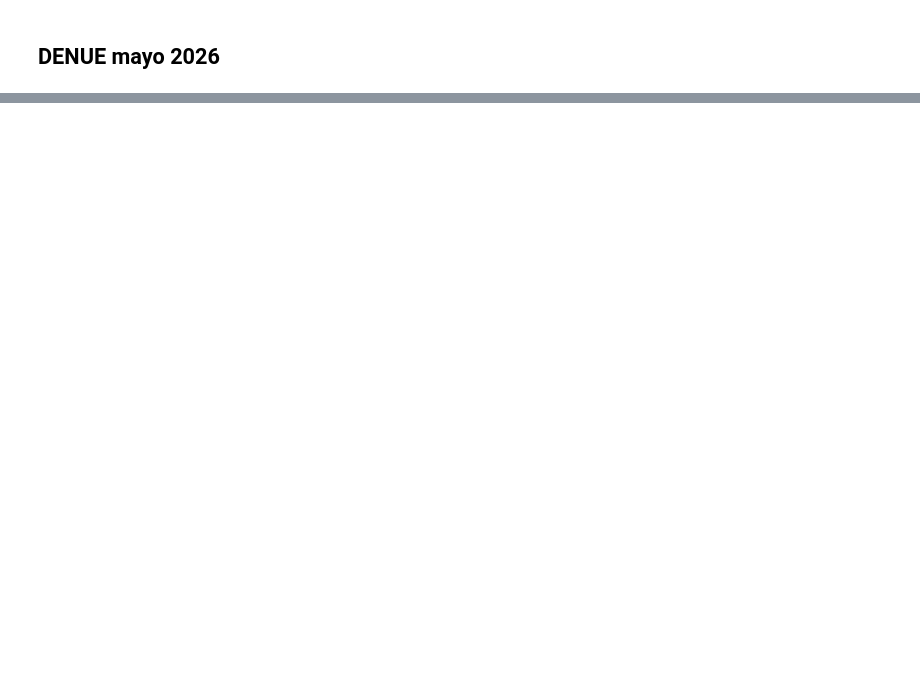
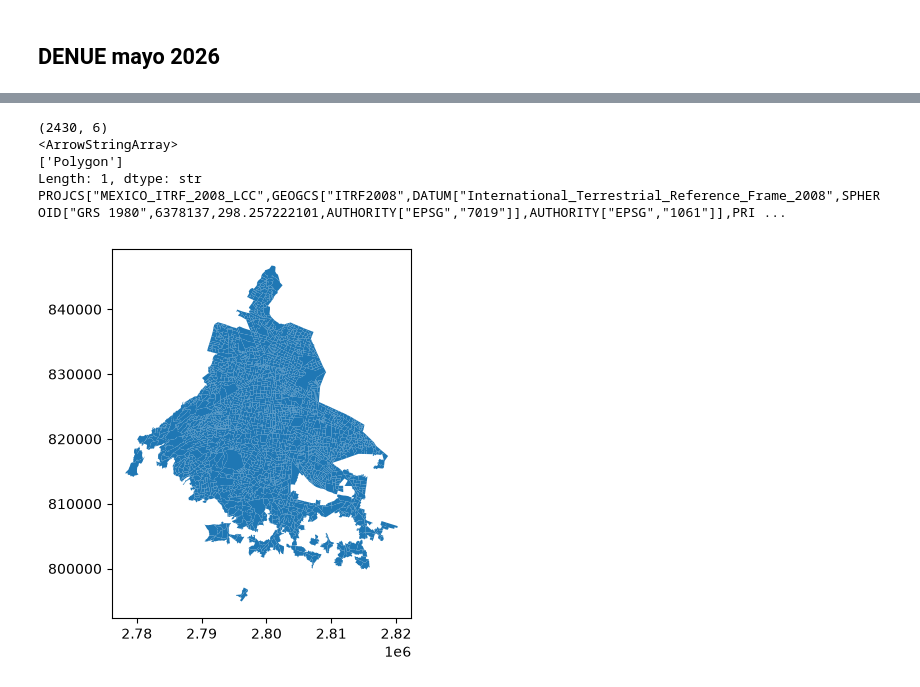
Before and after one commit to Lucas-G-A/demanda-servicios-salud-cdmx, a Jupyter notebook: notebooks/01_explore.ipynb, the cells around one changed output, grey strips where cells are left out. Saved outputs shown, nothing was run; the diff lists cells and outputs as text; code cells hidden in the pictures; blank space fills up the shorter version.

```diff
--- a/notebooks/01_explore.ipynb
+++ b/notebooks/01_explore.ipynb
@@ -126,0 +352,12 @@ print(denue_2026.head())
+# %%
+import geopandas as gpd
+from pathlib import Path
+
+carpeta = Path("/Users/lucasgarcia/Desktop/Dataton/demanda_servicios_salud_cdmx/data/raw/09_ciudaddemexico/conjunto_de_datos")
+
+for shp in carpeta.glob("*.shp"):
+    try:
+        gdf = gpd.read_file(shp, rows=1)  # lee solo 1 fila, rápido
+        print(shp.name, "→", gdf.columns.tolist())
+    except Exception as e:
+        print(shp.name, "→ ERROR:", e)
@@ -126,0 +380,14 @@ print(denue_2026.head())
+# %%
+ageb_geom = gpd.read_file(carpeta / "09a.shp")
+
+print(ageb_geom.shape)          # CDMX tiene ~8,000-9,000 AGEBs urbanas; si el número es muy distinto, algo no cuadra
+print(ageb_geom.geom_type.unique())  # debe decir "Polygon" o "MultiPolygon"
+ageb_geom.plot()                 # visualmente debe verse como la silueta de CDMX con sus zonas internas
+print(ageb_geom.crs)              # revisa antes de reproyectar
+# %% [output]
+(2430, 6)
+<ArrowStringArray>
+['Polygon']
+Length: 1, dtype: str
+PROJCS["MEXICO_ITRF_2008_LCC",GEOGCS["ITRF2008",DATUM["International_Terrestrial_Reference_Frame_2008",SPHEROID["GRS 1980",6378137,298.257222101,AUTHORITY["EPSG","7019"]],AUTHORITY["EPSG","1061"]],PRI ...
+[figure, added]
```
Also changed, not shown: parts of 40 cells of this notebook, 12 other files.
